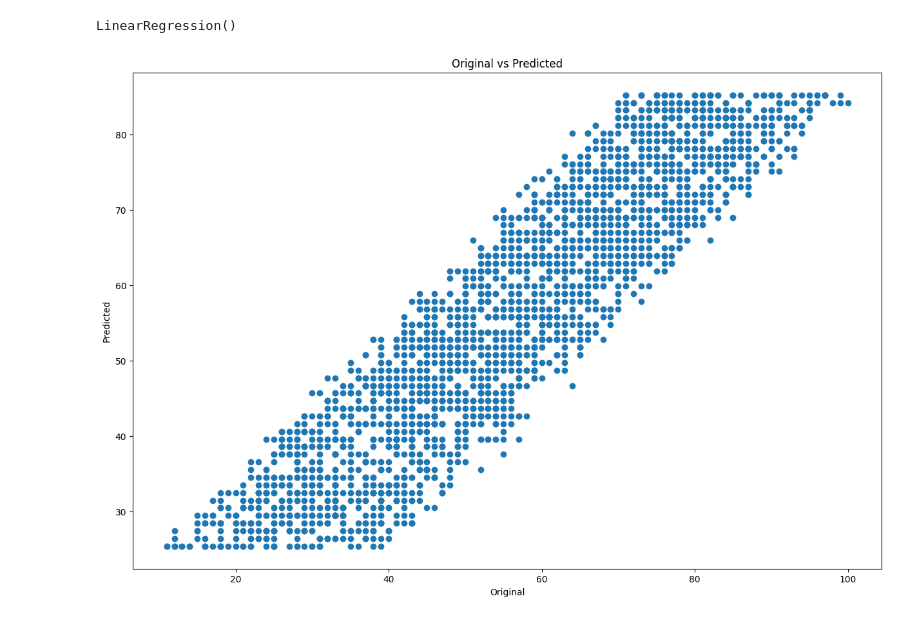
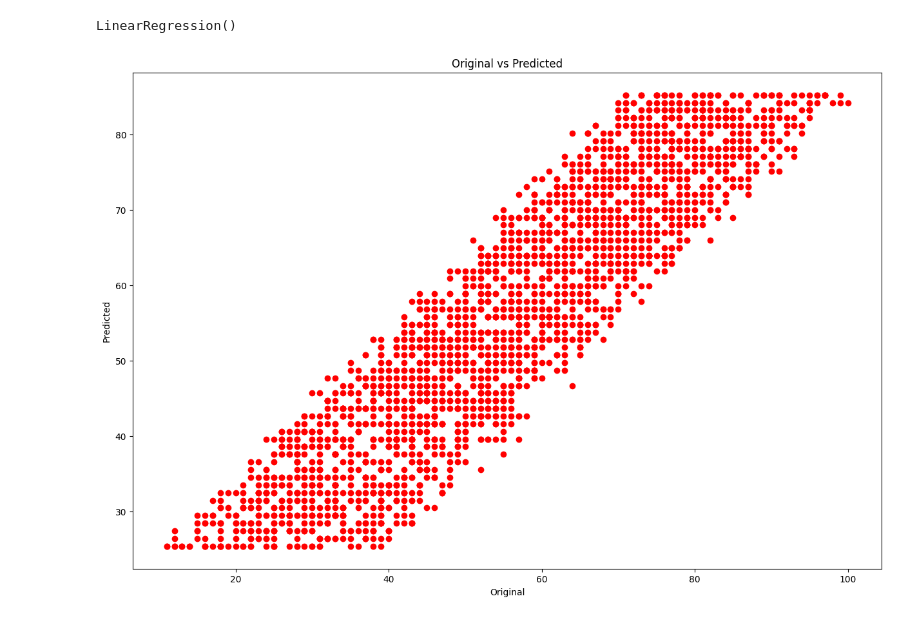
Before and after one commit to ESET0103/Esyasoft_Basic_Training, a Jupyter notebook: Basics_of_Python/Day_8/LinearRegression.ipynb, the cells around one changed output. Cells and saved outputs as stored; diff of their text form; code cells hidden in the pictures.

```diff
--- a/Basics_of_Python/Day_8/LinearRegression.ipynb
+++ b/Basics_of_Python/Day_8/LinearRegression.ipynb
@@ -108,10 +108,10 @@ LinearRegression()
 y_pred = lr.predict(x_test.values.reshape(-1,1))
 # %%
 plt.figure(figsize = (15,10))
-plt.scatter(y_test,y_pred)
+plt.scatter(y_test,y_pred, color = 'red')
 plt.xlabel('Original')
 plt.ylabel('Predicted')
 plt.title('Original vs Predicted')
 plt.show()
 # %% [output]
-[figure, old version]
+[figure, new version]
```
Also changed, not shown: 3 other files.
